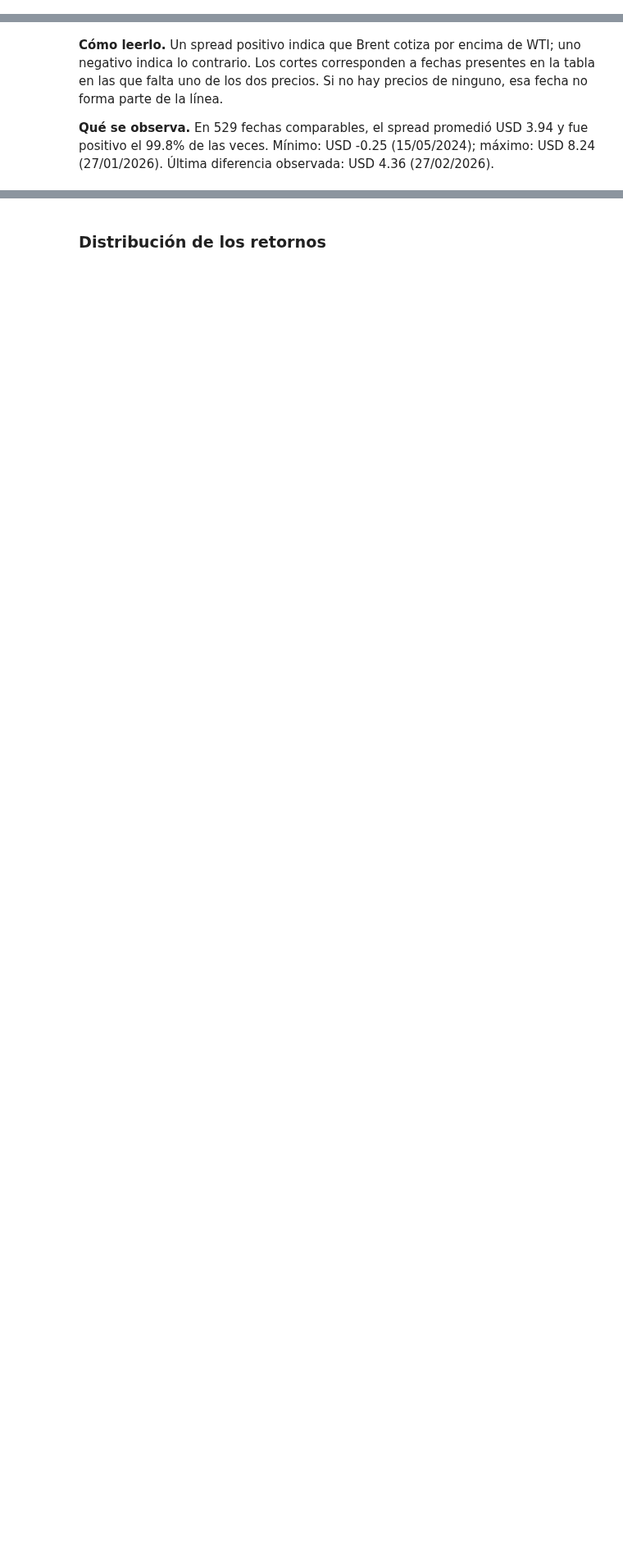
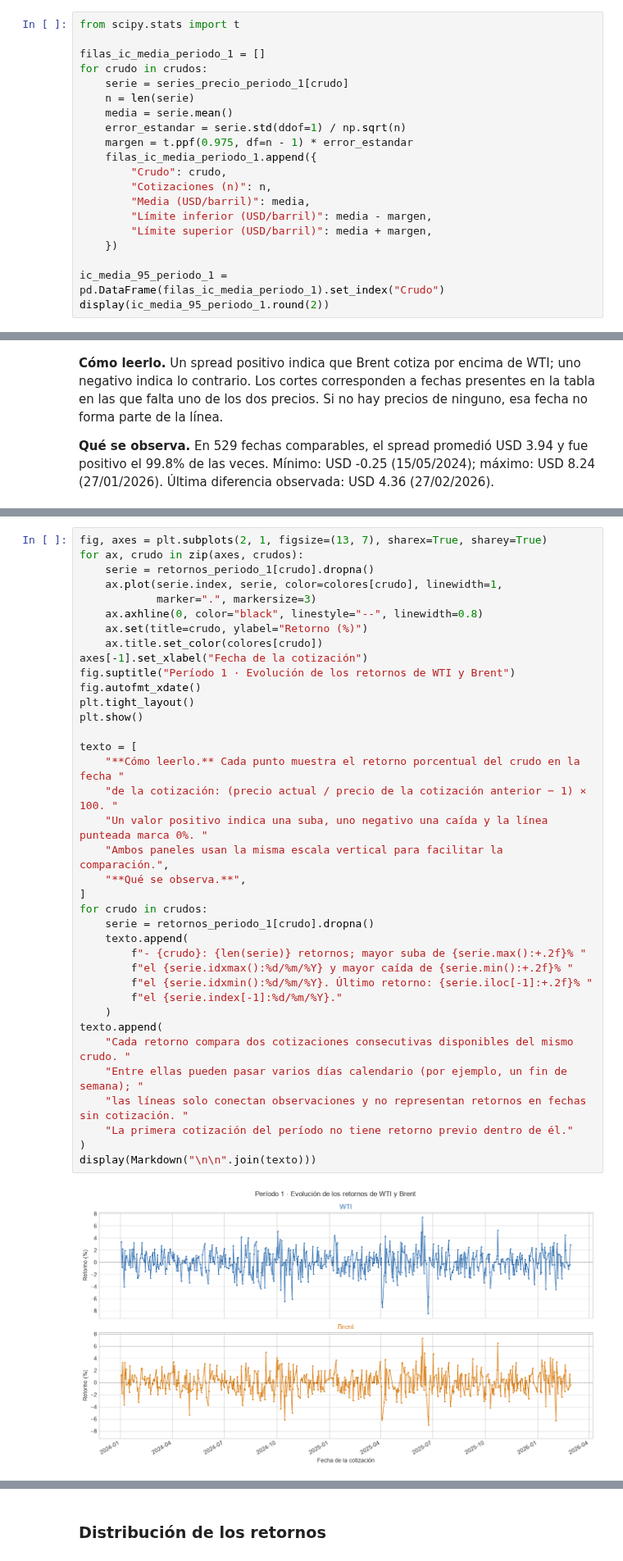
Before and after one commit to Ragnar88/TecYMetAvCsD, a Jupyter notebook: notebooks/periodo_1_wti_brent.ipynb, the cells around one changed output, grey strips where cells are left out. Shown at 82% size. Saved outputs shown, nothing was run; the diff lists cells and outputs as text; blank space fills up the shorter version.

```diff
--- a/notebooks/periodo_1_wti_brent.ipynb
+++ b/notebooks/periodo_1_wti_brent.ipynb
@@ -575,0 +586,20 @@ La correlación de precios puede reflejar tendencias compartidas. La de retornos
+# %%
+from scipy.stats import t
+
+filas_ic_media_periodo_1 = []
+for crudo in crudos:
+    serie = series_precio_periodo_1[crudo]
+    n = len(serie)
+    media = serie.mean()
+    error_estandar = serie.std(ddof=1) / np.sqrt(n)
+    margen = t.ppf(0.975, df=n - 1) * error_estandar
+    filas_ic_media_periodo_1.append({
+        "Crudo": crudo,
+        "Cotizaciones (n)": n,
+        "Media (USD/barril)": media,
+        "Límite inferior (USD/barril)": media - margen,
+        "Límite superior (USD/barril)": media + margen,
+    })
+
+ic_media_95_periodo_1 = pd.DataFrame(filas_ic_media_periodo_1).set_index("Crudo")
+display(ic_media_95_periodo_1.round(2))
@@ -698,0 +736,39 @@ display(Markdown(
+# %%
+fig, axes = plt.subplots(2, 1, figsize=(13, 7), sharex=True, sharey=True)
+for ax, crudo in zip(axes, crudos):
+    serie = retornos_periodo_1[crudo].dropna()
+    ax.plot(serie.index, serie, color=colores[crudo], linewidth=1,
+            marker=".", markersize=3)
+    ax.axhline(0, color="black", linestyle="--", linewidth=0.8)
+    ax.set(title=crudo, ylabel="Retorno (%)")
+    ax.title.set_color(colores[crudo])
+axes[-1].set_xlabel("Fecha de la cotización")
+fig.suptitle("Período 1 · Evolución de los retornos de WTI y Brent")
+fig.autofmt_xdate()
+plt.tight_layout()
+plt.show()
+
+texto = [
+    "**Cómo leerlo.** Cada punto muestra el retorno porcentual del crudo en la fecha "
+    "de la cotización: (precio actual / precio de la cotización anterior − 1) × 100. "
+    "Un valor positivo indica una suba, uno negativo una caída y la línea punteada marca 0%. "
+    "Ambos paneles usan la misma escala vertical para facilitar la comparación.",
+    "**Qué se observa.**",
+]
+for crudo in crudos:
+    serie = retornos_periodo_1[crudo].dropna()
+    texto.append(
+        f"- {crudo}: {len(serie)} retornos; mayor suba de {serie.max():+.2f}% "
+        f"el {serie.idxmax():%d/%m/%Y} y mayor caída de {serie.min():+.2f}% "
+        f"el {serie.idxmin():%d/%m/%Y}. Último retorno: {serie.iloc[-1]:+.2f}% "
+        f"el {serie.index[-1]:%d/%m/%Y}."
+    )
+texto.append(
+    "Cada retorno compara dos cotizaciones consecutivas disponibles del mismo crudo. "
+    "Entre ellas pueden pasar varios días calendario (por ejemplo, un fin de semana); "
+    "las líneas solo conectan observaciones y no representan retornos en fechas sin cotización. "
+    "La primera cotización del período no tiene retorno previo dentro de él."
+)
+display(Markdown("\n\n".join(texto)))
+# %% [output]
+[figure, added]
```
Also changed, not shown: parts of 4 cells of this notebook, 3 other files.
